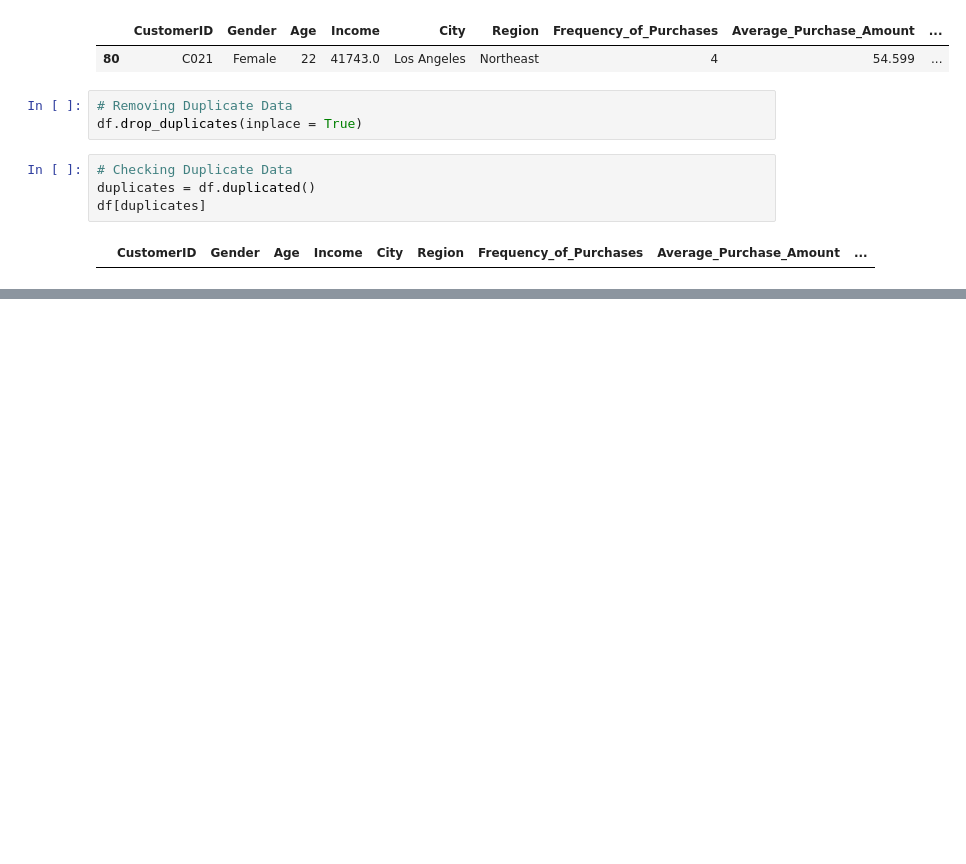
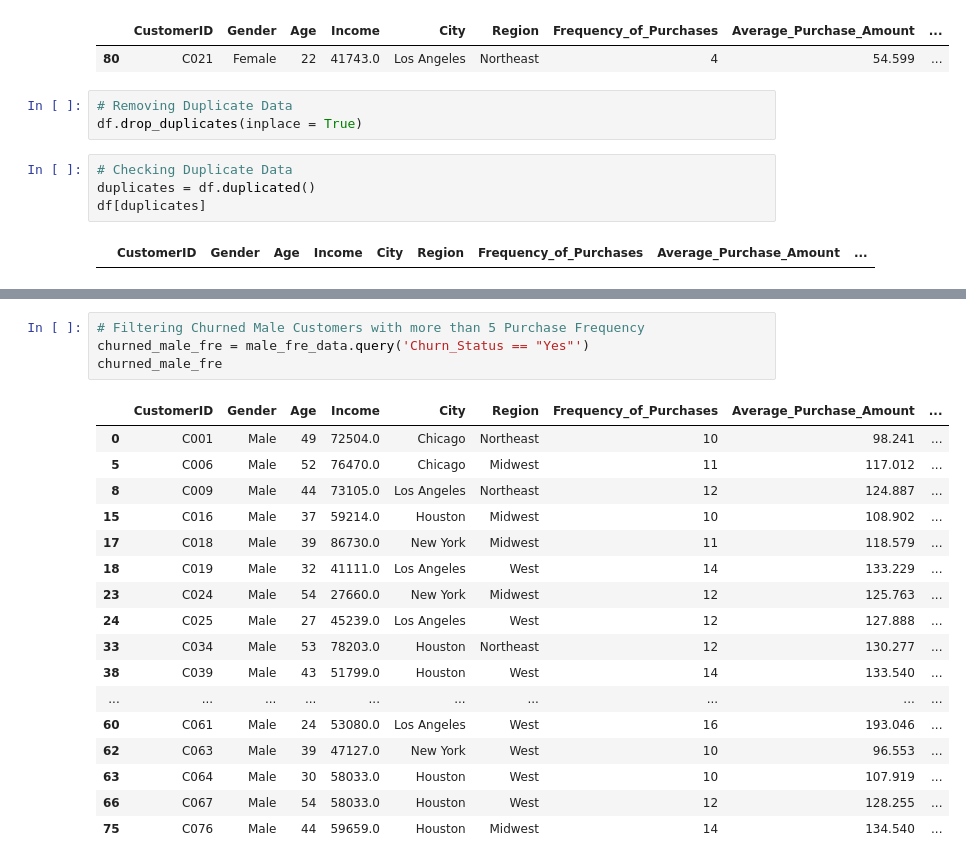
Before and after one commit to nsn-mah6/data_analysis_Beginnning, a Jupyter notebook: data_analysis.ipynb, the cells around one changed output, grey strips where cells are left out. Drawn from its saved outputs; the diff is of its cells as text; blank space fills up the shorter version.

```diff
--- a/data_analysis.ipynb
+++ b/data_analysis.ipynb
@@ -188,0 +253,22 @@ df[duplicates]
+# %%
+# Filtering Churned Male Customers with more than 5 Purchase Frequency
+churned_male_fre = male_fre_data.query('Churn_Status == "Yes"')
+churned_male_fre
+# %% [output]
+|  | CustomerID | Gender | Age | Income | City | Region | Frequency_of_Purchases | Average_Purchase_Amount | ... |
+| 0 | C001 | Male | 49 | 72504.0 | Chicago | Northeast | 10 | 98.241 | ... |
+| 5 | C006 | Male | 52 | 76470.0 | Chicago | Midwest | 11 | 117.012 | ... |
+| 8 | C009 | Male | 44 | 73105.0 | Los Angeles | Northeast | 12 | 124.887 | ... |
+| 15 | C016 | Male | 37 | 59214.0 | Houston | Midwest | 10 | 108.902 | ... |
+| 17 | C018 | Male | 39 | 86730.0 | New York | Midwest | 11 | 118.579 | ... |
+| 18 | C019 | Male | 32 | 41111.0 | Los Angeles | West | 14 | 133.229 | ... |
+| 23 | C024 | Male | 54 | 27660.0 | New York | Midwest | 12 | 125.763 | ... |
+| 24 | C025 | Male | 27 | 45239.0 | Los Angeles | West | 12 | 127.888 | ... |
+| 33 | C034 | Male | 53 | 78203.0 | Houston | Northeast | 12 | 130.277 | ... |
+| 38 | C039 | Male | 43 | 51799.0 | Houston | West | 14 | 133.540 | ... |
+| ... | ... | ... | ... | ... | ... | ... | ... | ... | ... |
+| 60 | C061 | Male | 24 | 53080.0 | Los Angeles | West | 16 | 193.046 | ... |
+| 62 | C063 | Male | 39 | 47127.0 | New York | West | 10 | 96.553 | ... |
+| 63 | C064 | Male | 30 | 58033.0 | Houston | West | 10 | 107.919 | ... |
+| 66 | C067 | Male | 54 | 58033.0 | Houston | West | 12 | 128.255 | ... |
+| 75 | C076 | Male | 44 | 59659.0 | Houston | Midwest | 14 | 134.540 | ... |
```
Also changed, not shown: parts of 9 cells of this notebook.
